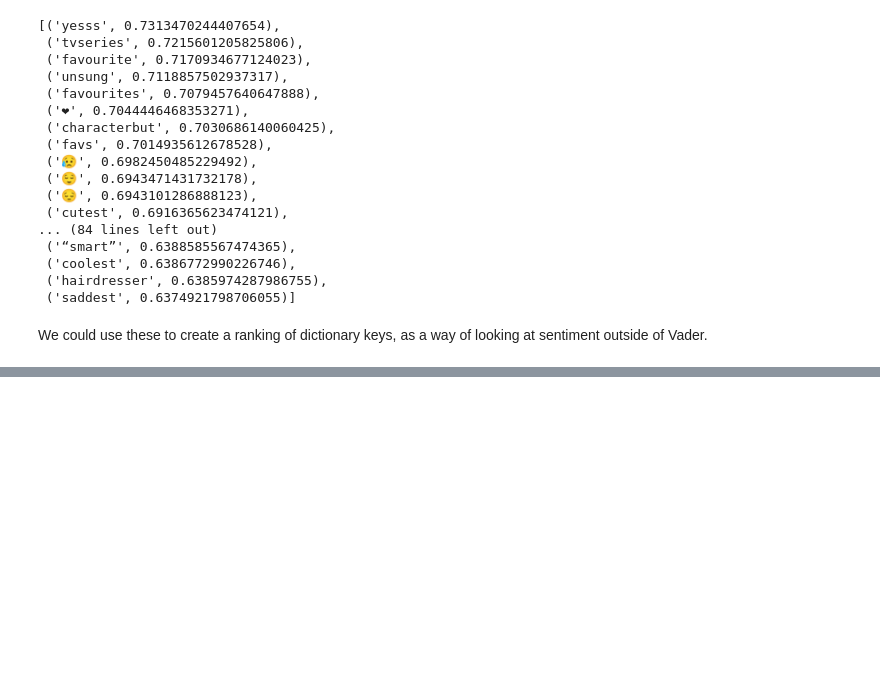
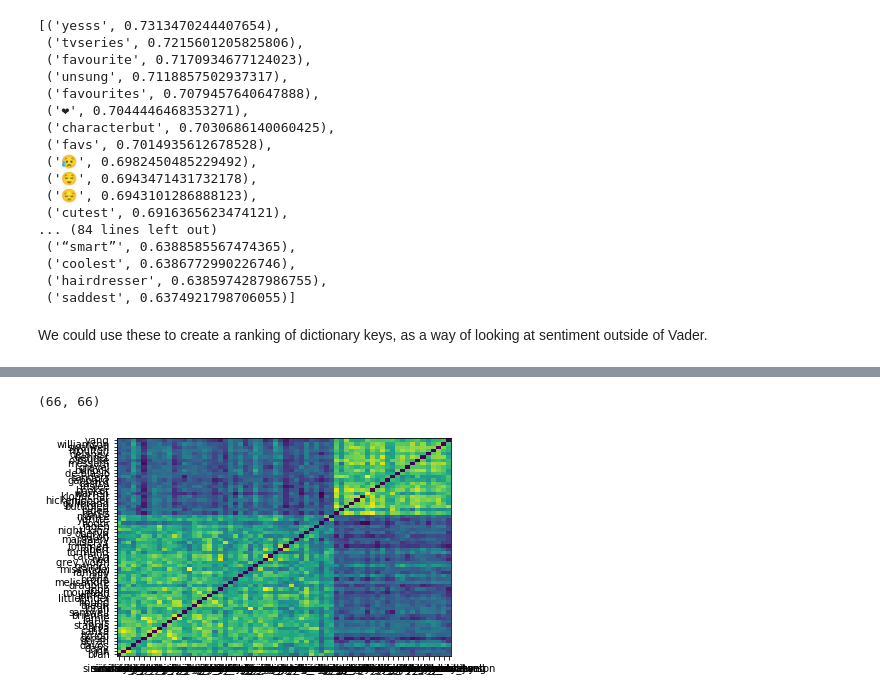
Before and after one commit to miaiseman/a-song-of-vice-and-higher, a Jupyter notebook: a_song_of_vice_and_higher.ipynb, the cells around one changed output, grey strips where cells are left out. Drawn from its saved outputs; the diff is of its cells as text; code cells hidden in the pictures; blank space fills up the shorter version.

Commit message:
pair program functions and similarity 'matrix'

```diff
--- a/a_song_of_vice_and_higher.ipynb
+++ b/a_song_of_vice_and_higher.ipynb
@@ -1654,0 +1496,2 @@ Get scores matched to people.
+# %%
+similarity_df = pca_df[['person', 'domain', 'cluster']]
@@ -1654,0 +1558,15 @@ Get scores matched to people.
+# %%
+sim_heatmap = similarity_df.copy().drop(['domain', 'cluster'], axis=1)
+# %%
+sim_heatmap = sim_heatmap.set_index('person')
+sim_heatmap
+# %% [output]
+(66, 66)
+# %%
+plt.pcolor(sim_heatmap)
+plt.yticks(np.arange(0.5, len(sim_heatmap.index), 1), sim_heatmap.index)
+plt.xticks(np.arange(0.5, len(sim_heatmap.columns), 1), sim_heatmap.columns)
+plt.show()
+#a very crowded heatmap
+# %% [output]
+[figure, added]
```
Also changed, not shown: parts of 87 cells of this notebook, 1 other file.
